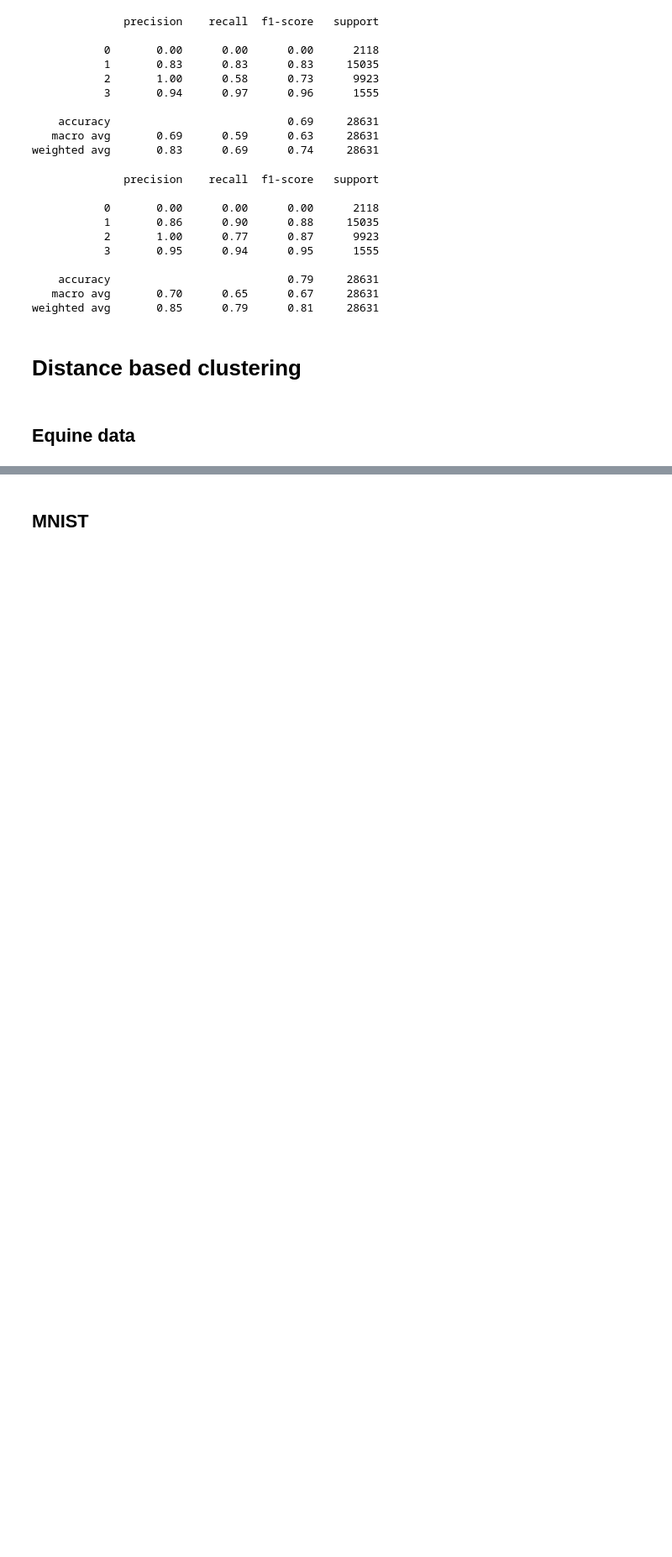
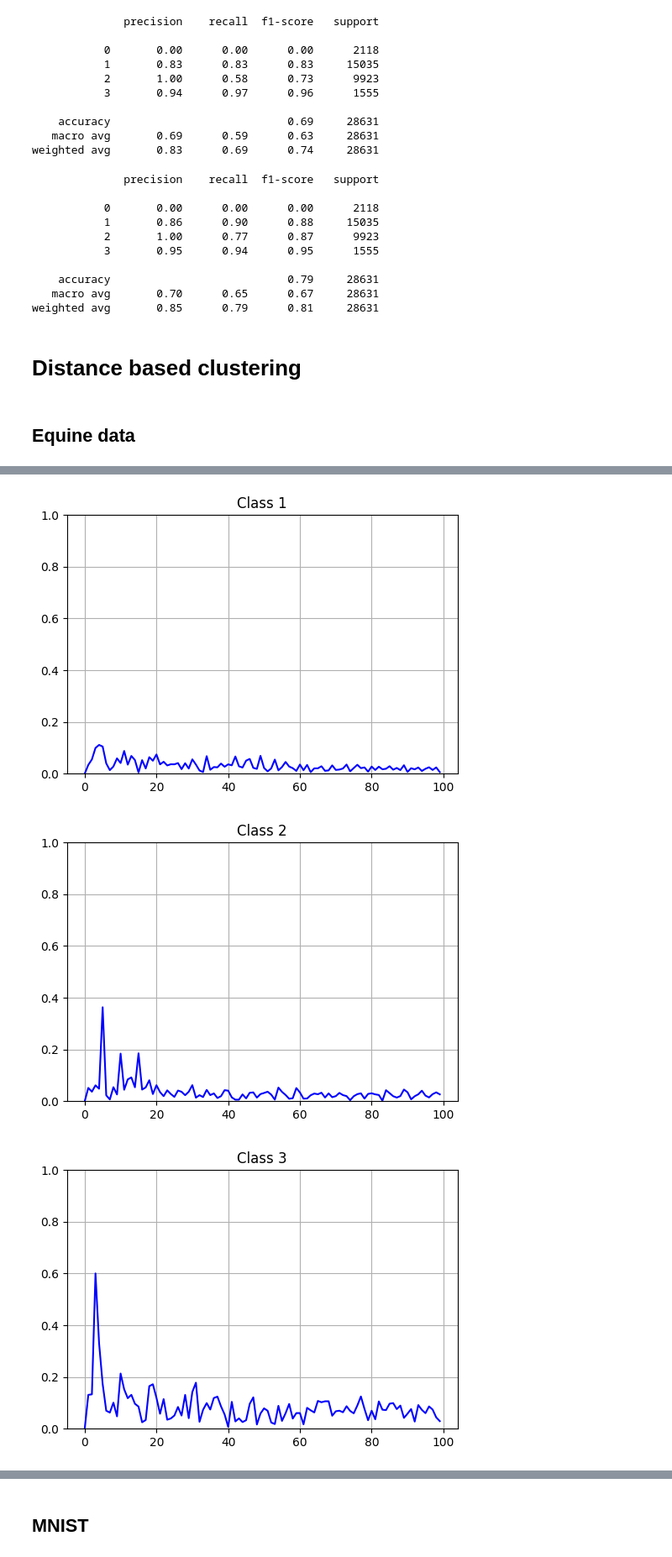
Before and after one commit to timodw/time_series_preprocessing, a Jupyter notebook: evaluation.ipynb, the cells around one changed output, grey strips where cells are left out. Shown: that part at 84% size. Drawn from its saved outputs; the diff is of its cells as text; code cells hidden in the pictures; blank space fills up the shorter version.

```diff
--- a/evaluation.ipynb
+++ b/evaluation.ipynb
@@ -193,3 +215,21 @@ distances = distances / sums[:, np.newaxis]
+# %%
+samples = {}
+for class_label in np.unique(y):
+    indices = np.where(y == class_label)[0]
+    random_index = np.random.choice(indices)
+    samples[class_label] = X[random_index]
+
+for class_label, sample in samples.items():
+    plt.figure(figsize=(6, 4))
+    plt.plot(sample, color='b')
+    plt.title(f"Class {class_label}")
+    plt.grid(True)
+    plt.ylim(0, 1)
+    plt.show()
+# %% [output]
+[figure, added]
+[figure, added]
+[figure, added]
 # %%
 from sklearn.cluster import AgglomerativeClustering,  DBSCAN
 from collections import defaultdict
```
Also changed, not shown: parts of 20 cells of this notebook.
